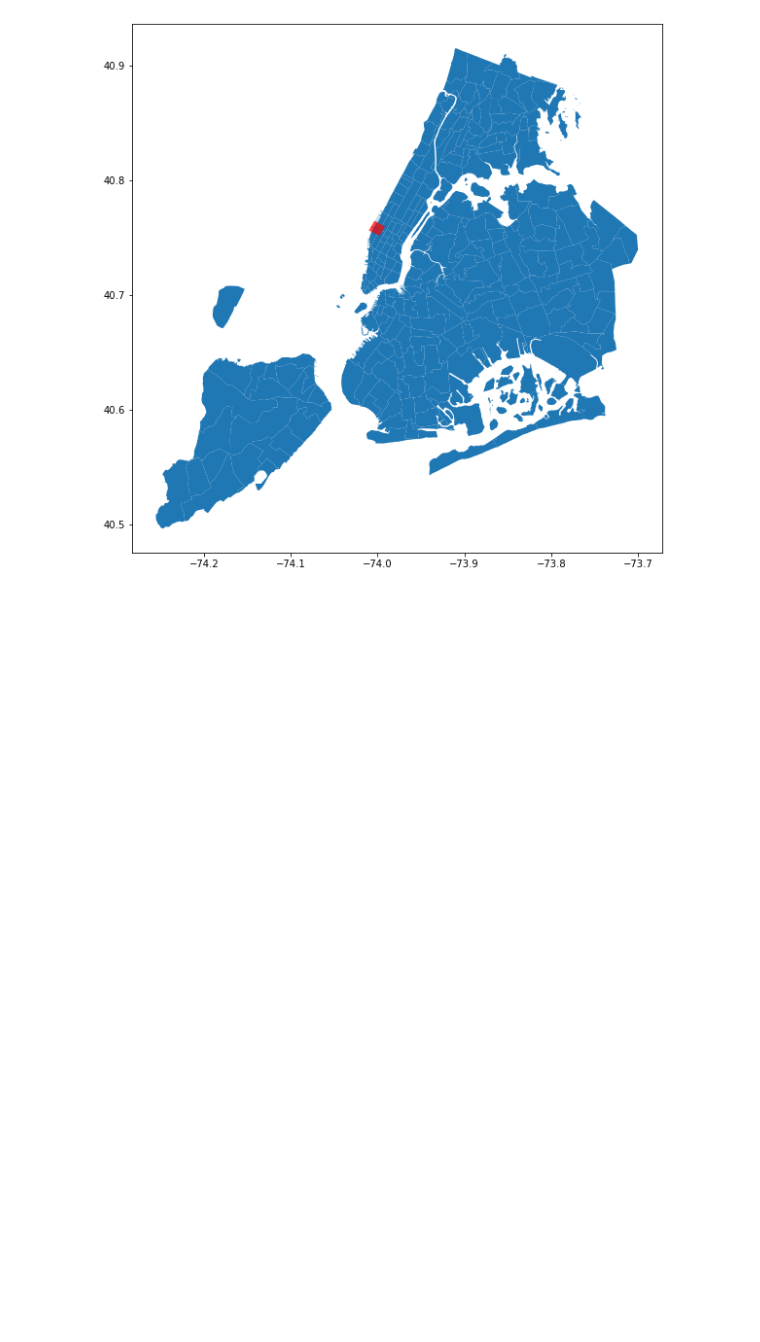
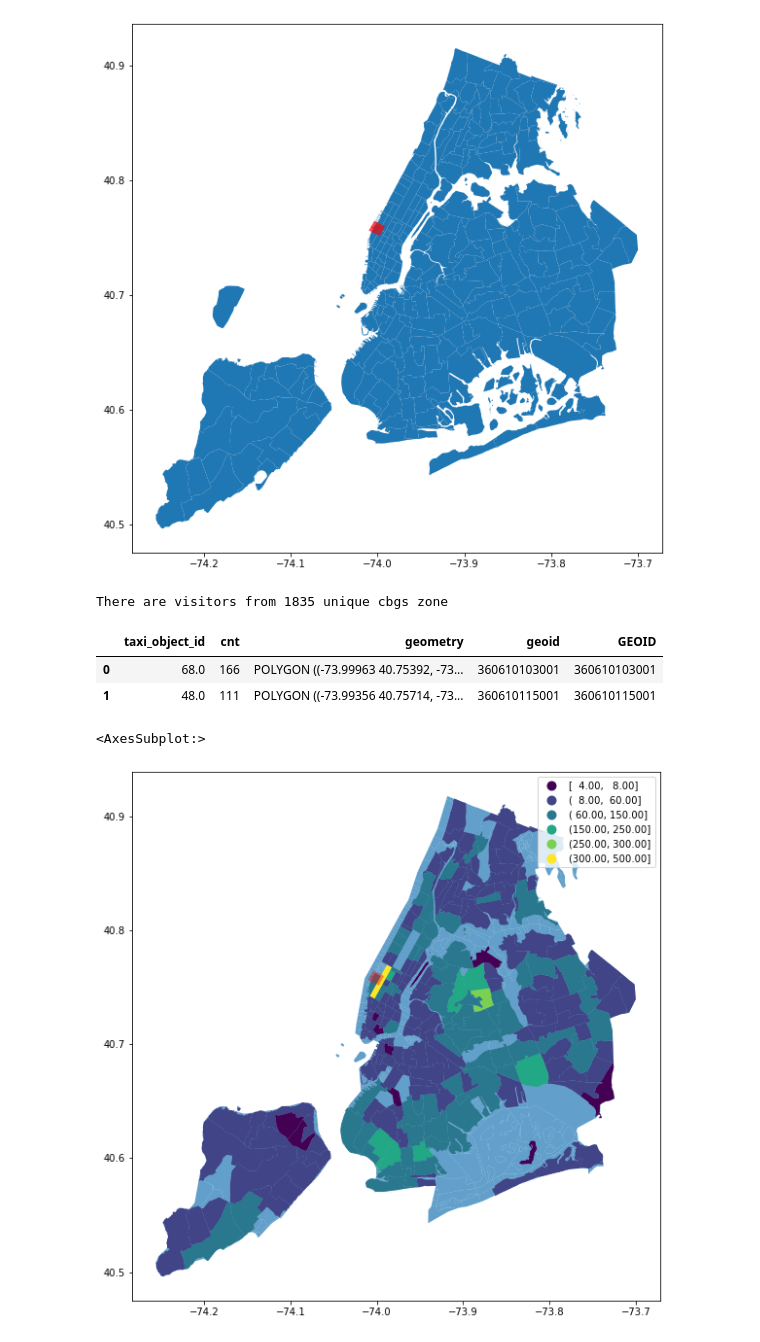
Before and after one commit to sev-90/art_of_engineering_course, a Jupyter notebook: main.ipynb, the cells around one changed output. Drawn from its saved outputs; the diff is of its cells as text; code cells hidden in the pictures; blank space fills up the shorter version.

```diff
--- a/main.ipynb
+++ b/main.ipynb
@@ -61,0 +77,32 @@ visits = count_visits(attraction_zone, nyc_geoids)
+# %%
+geo_data = geo_data[geo_data.within(attraction_zone.loc[0,'geometry'])]
+geo_data = geo_data[~geo_data['visitor_home_cbgs'].isna()][['location_name','visitor_home_cbgs']] #clean data
+visits = count_visits(geo_data, nyc_geoids)
+# %% [output]
+There are visitors from 1835 unique cbgs zone
+# %%
+merged = pd.merge(cbgs_nyc, visits, left_on = 'GEOID', right_on = 'geoid', how = 'right' )[['taxi_object_id','cnt','geometry','geoid','GEOID']]
+merged = merged[~merged['taxi_object_id'].isna()]
+merged.head(2)
+# %% [output]
+|  | taxi_object_id | cnt | geometry | geoid | GEOID |
+| 0 | 68.0 | 166 | POLYGON ((-73.99963 40.75392, -73... | 360610103001 | 360610103001 |
+| 1 | 48.0 | 111 | POLYGON ((-73.99356 40.75714, -73... | 360610115001 | 360610115001 |
+# %%
+d = pd.DataFrame(merged.groupby('taxi_object_id').sum()['cnt']).reset_index(drop=False)
+d = pd.merge(taxi_zones, d, left_on='objectid', right_on='taxi_object_id', how='right' )
+# %%
+# %matplotlib qt
+%matplotlib inline
+fig, ax = plt.subplots(figsize=(10,10))
+cbgs_nyc.plot(ax=ax, alpha=0.7) #, column='objectid'
+
+tmp = d[~d['geometry'].isna()] #viridis, RdBu
+# bins = mapclassify.Quantiles(tmp['cnt'], k=5).bins
+tmp.plot(column = 'cnt', ax = ax, legend=True, cmap='viridis',
+        scheme ='User_Defined', #quantiles
+        classification_kwds =dict(bins=[ 8,60,150, 250,300, 500])) #[4, 8, 50, 100, 200, merged['cnt'].max()]
+attraction_zone.plot(ax=ax, color='red', alpha = 0.4)
+# %% [output]
+<AxesSubplot:>
+[figure, added]
```
Also changed, not shown: parts of 4 cells of this notebook.
